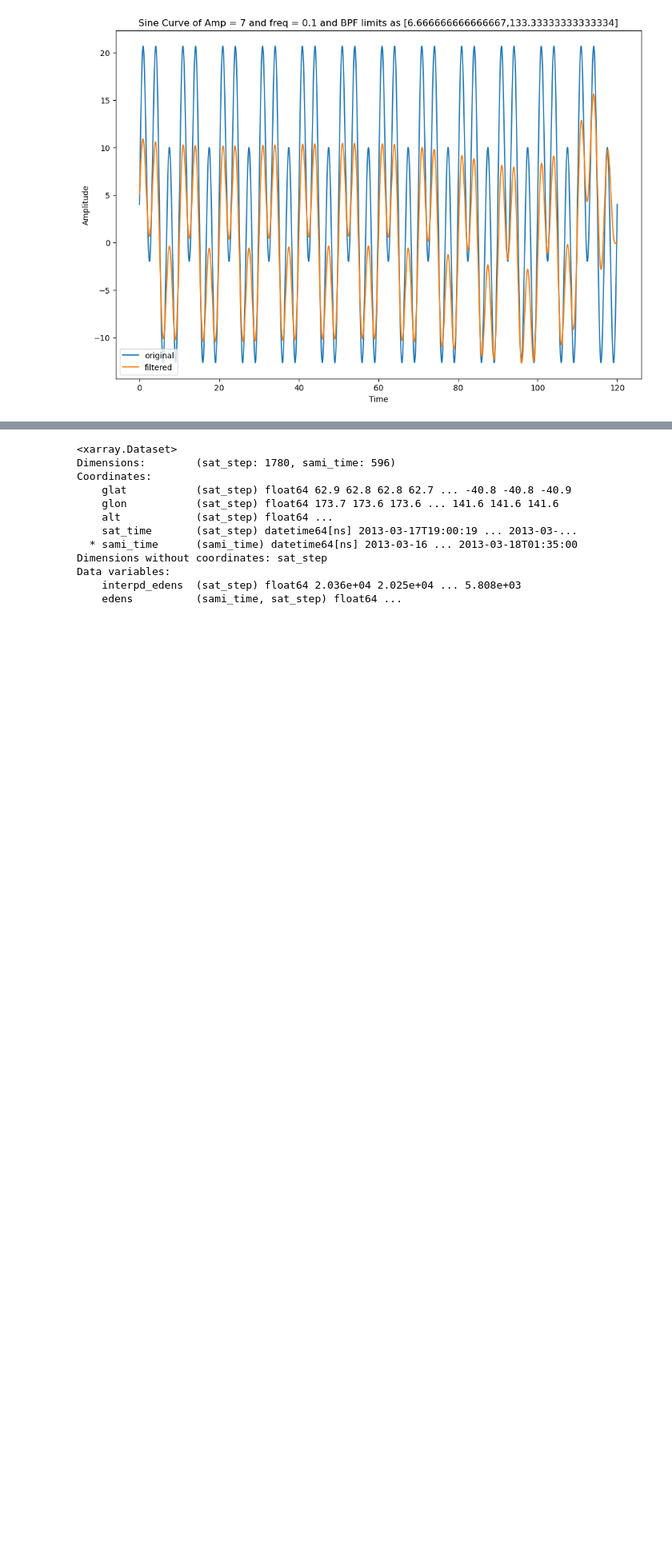
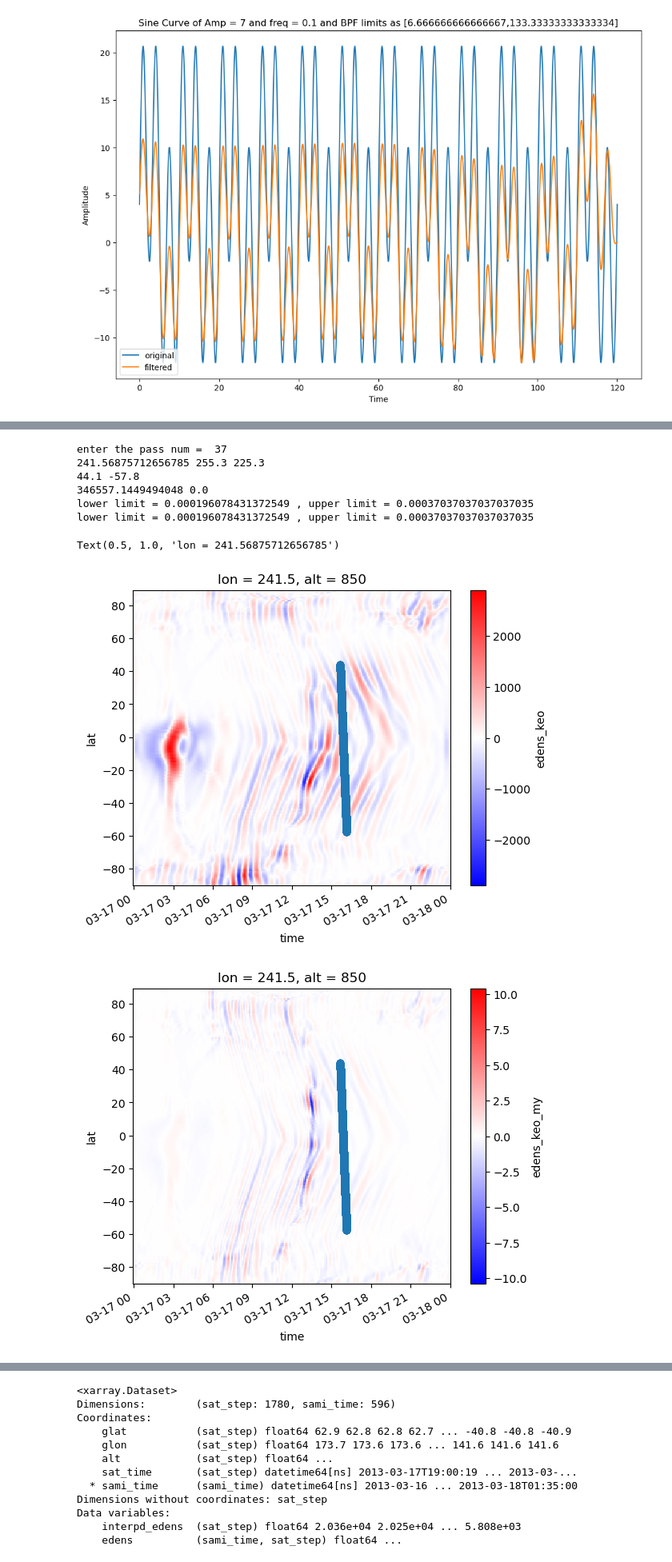
Before and after one commit to abukowski21/sat-interp-tid-analysis, a Jupyter notebook: background_removal_sat_passes.ipynb, the cells around one changed output, grey strips where cells are left out. Shown at 80% size. Cells and saved outputs as stored; diff of their text form; code cells hidden in the pictures; blank space fills up the shorter version.

```diff
--- a/background_removal_sat_passes.ipynb
+++ b/background_removal_sat_passes.ipynb
@@ -316,9 +352,20 @@ lower 0.0075 upper 0.15
 <matplotlib.legend.Legend at 0x...>
 [figure]
 # %%
-sami_regrid = xr.open_dataset('/petastore/phil/DMSP_INTERPOLATIONS/interpolated/20130317/GLOBAL_SAMI_REGRID.nc')
-print(sami_regrid)
+sami_regrid1 = xr.open_dataset('/petastore/phil/DMSP_INTERPOLATIONS/interpolated/20130317/GLOBAL_SAMI_REGRID.nc')
 
-#sami_regrid = sami_regrid.where(sami_regrid.time.dt.day.values == 17, drop='True')
+#sami_regrid = sami_regrid.where((sami_regrid.time.dt.day.values == 17), drop='True')
+sami_regrid = sami_regrid1.isel(time=slice(288,-19))
+
+print(sami_regrid['time'][0].values, sami_regrid['time'][1].values)
+print(len(sami_regrid['time']))
+print(((sami_regrid['time'][-1] - sami_regrid['time'][0]).values))
+print(86400000000000/1e9)
+fs = len(sami_regrid['time'])/(86400000000000/1e9)
+print('Sampling frequency, fs =', fs)
+
 sami_regrid
+
+
+#288 to -21
 # %% [output]
@@ -401,0 +386,57 @@ Data variables:
+# %%
+pass_num = int(input('enter the pass num = '))
+sat_pass = sat[pass_num]
+alt = 850
+glon_avg = sat_pass.glon.values.mean()
+print(glon_avg, np.max(sat_pass.glon.values), np.min(sat_pass.glon.values))
+print(np.max(sat_pass.glat.values), np.min(sat_pass.glat.values))
+print(np.max(sat_pass.edens.values), np.min(sat_pass.edens.values))
+filter_self = il.reload(filter_self)
+
+
+
+
+keo = filter_self.ab_filt_filt(sami_regrid.edens.sel(alt = alt, lon=glon_avg, method='nearest'), freq = 5, percent=False)
+keo_alt_int = filter_self.ab_filt_filt(sami_regrid.edens.sel(lon=glon_avg, method='nearest').integrate('alt'), percent=False)
+sami_regrid['edens_keo'] = (('time', 'lat'), keo)
+sami_regrid['edens_keo_altint'] = (('time','lat'), keo_alt_int)
+
+#print(sami_regrid.edens.sel(alt=alt, lon = glon_avg, method='nearest').values)
+#plt.plot()
+
+keo, keo_perc = filter_self.filt_filt(sami_regrid.edens.sel(alt = alt, lon=glon_avg, method='nearest'), sampling_freq = fs, lims=[45*60, 85*60], order=1)
+keo_alt_int, keo2_perc = filter_self.filt_filt(sami_regrid.edens.sel(lon=glon_avg, method='nearest').integrate('alt'), sampling_freq = fs, lims=[45*60, 85*60], order=1)
+sami_regrid['edens_keo_my'] = (('time', 'lat'), keo_perc)
+sami_regrid['edens_keo_altint_my'] = (('time','lat'), keo_alt_int)
+#print(sami_regrid)
+
+
+plt.figure()
+sami_regrid['edens_keo'].plot(x='time', cmap='bwr')
+plt.scatter(sat_pass.sat_time, sat_pass.glat)
+plt.title('lon = ' + str(glon_avg)[:5] + ', alt = ' + str(alt))
+
+plt.figure()
+sami_regrid['edens_keo_my'].plot(x='time', cmap='bwr')
+plt.scatter(sat_pass.sat_time, sat_pass.glat)
+plt.title('lon = ' + str(glon_avg)[:5] + ', alt = ' + str(alt))
+
+plt.figure()
+sami_regrid['edens_keo_altint'].plot(x='time', cmap='bwr')
+plt.scatter(sat_pass.sat_time, sat_pass.glat)
+plt.title('lon = ' + str(glon_avg))
+
+plt.figure()
+sami_regrid['edens_keo_altint_my'].plot(x='time', cmap='bwr')
+plt.scatter(sat_pass.sat_time, sat_pass.glat)
+plt.title('lon = ' + str(glon_avg))
+# %% [output]
+enter the pass num =  37
+241.56875712656785 255.3 225.3
+44.1 -57.8
+346557.1449494048 0.0
+lower limit = 0.000196078431372549 , upper limit = 0.00037037037037037035
+lower limit = 0.000196078431372549 , upper limit = 0.00037037037037037035
+Text(0.5, 1.0, 'lon = 241.56875712656785')
+[figure, added]
+[figure, added]
```
Also changed, not shown: parts of 7 cells of this notebook, 1 other file.
